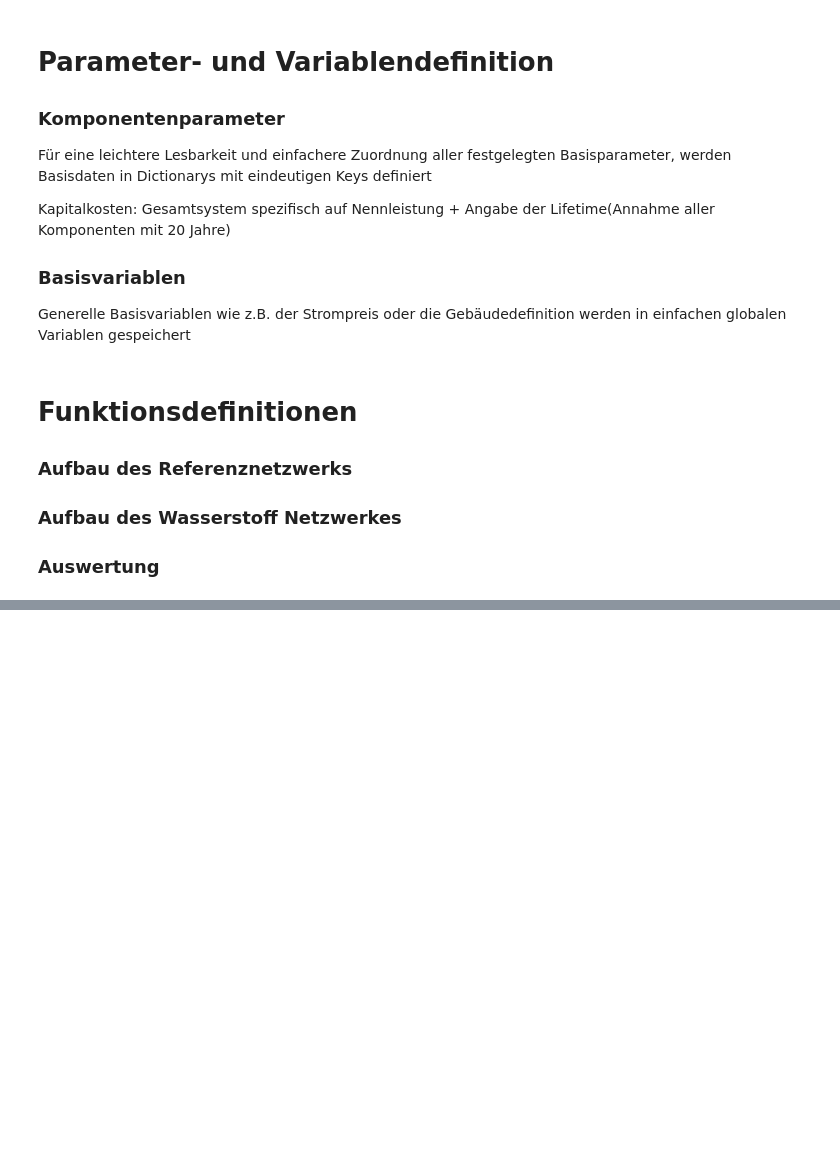
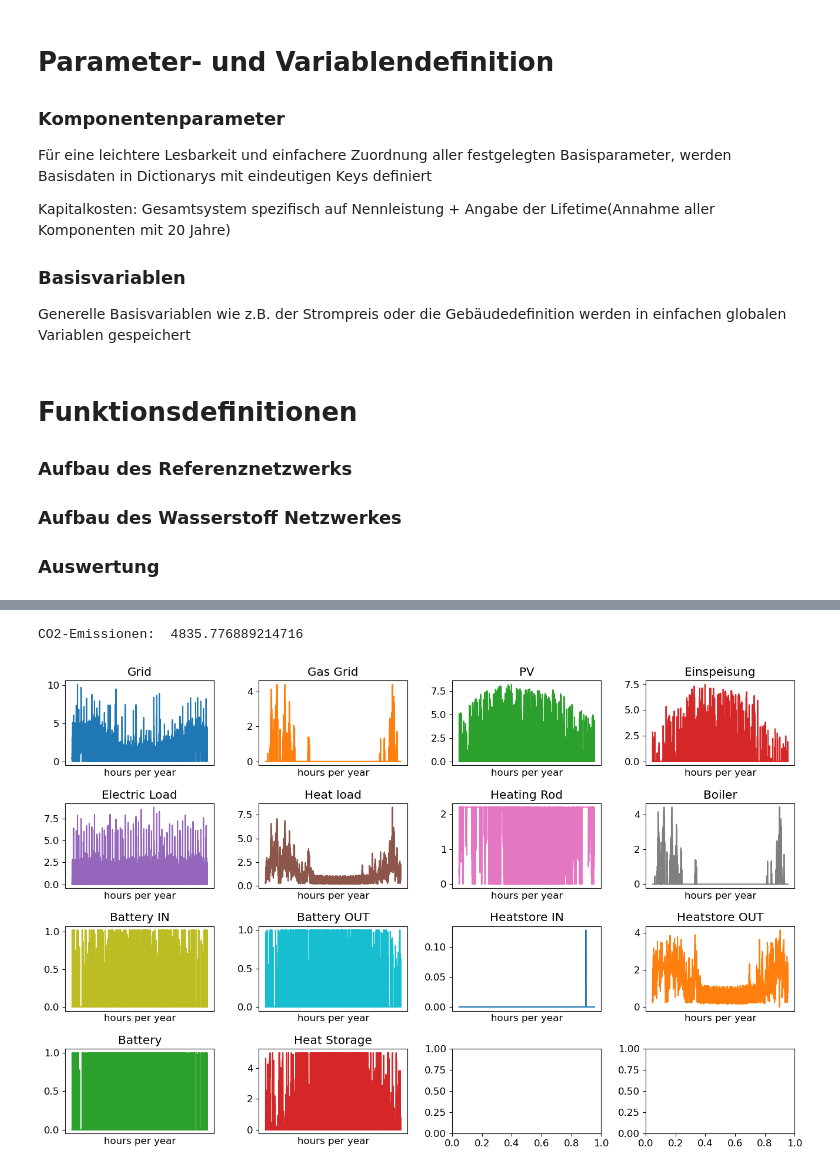
Before and after one commit to aalushi/ModellierungSoSe23, a Jupyter notebook: Projekt_Autarkie_Gruppe3/Projektnotebook_Autarkie_Projektgruppe3-Copy1.ipynb, the cells around one changed output, grey strips where cells are left out. Saved outputs shown, nothing was run; the diff lists cells and outputs as text; code cells hidden in the pictures; blank space fills up the shorter version.

```diff
--- a/Projekt_Autarkie_Gruppe3/Projektnotebook_Autarkie_Projektgruppe3-Copy1.ipynb
+++ b/Projekt_Autarkie_Gruppe3/Projektnotebook_Autarkie_Projektgruppe3-Copy1.ipynb
@@ -1058,14 +1089,14 @@ def opt_series_summary(network, h2=False, h2_gas=False, ref_gas=False, ref=False
                                    pd.DataFrame(data=network.generators_t.p.infeed.to_numpy(), index=date_index, columns=['Einspeisung']),
                                    pd.DataFrame(data=network.loads_t.p.electric_load.to_numpy(), index=date_index, columns=['Electric Load']),
                                    pd.DataFrame(data=network.loads_t.p.heat_load.to_numpy(), index=date_index, columns=['Heat load']),
-                                   pd.DataFrame(data=network.stores_t.e.battery.to_numpy(), index=date_index, columns=['Battery']),
-                                   pd.DataFrame(data=network.stores_t.e.heat_storage.to_numpy(), index=date_index, columns=['Heat Storage']),
+                                   pd.DataFrame(data=network.links_t.p0.heating_rod.to_numpy(), index=date_index, columns=['Heating Rod']),
+                                   pd.DataFrame(data=network.links_t.p0.gas_boiler.to_numpy(), index=date_index, columns=['Boiler']),
                                    pd.DataFrame(data=network.links_t.p0.charge_bat.to_numpy(), index=date_index, columns=['Battery IN']),
                                    pd.DataFrame(data=network.links_t.p0.discharge_bat.to_numpy(), index=date_index, columns=['Battery OUT']),
                                    pd.DataFrame(data=network.links_t.p0.charge_heat.to_numpy(), index=date_index, columns=['Heatstore IN']),
                                    pd.DataFrame(data=network.links_t.p0.discharge_heat.to_numpy(), index=date_index, columns=['Heatstore OUT']),
-                                   pd.DataFrame(data=network.links_t.p0.gas_boiler.to_numpy(), index=date_index, columns=['Boiler']),
-                                   pd.DataFrame(data=network.links_t.p0.heating_rod.to_numpy(), index=date_index, columns=['Heating Rod'])],
+                                   pd.DataFrame(data=network.stores_t.e.battery.to_numpy(), index=date_index, columns=['Battery']),
+                                   pd.DataFrame(data=network.stores_t.e.heat_storage.to_numpy(), index=date_index, columns=['Heat Storage'])],
                                    axis = 1)
     elif ref == True:
         df_res_series = pd.concat([pd.DataFrame(data=network.generators_t.p.grid.to_numpy(), index=date_index, columns=['Grid']),
@@ -1345,0 +1958,5 @@ result_h2 = auswertungsfunktion(n_h2)
+# %%
+plot_series_data(opt_series_summary(n_rg_4, ref_gas=True))
+# %% [output]
+CO2-Emissionen:  4835.776889214716
+[figure, added]
```
Also changed, not shown: parts of 53 cells of this notebook.
